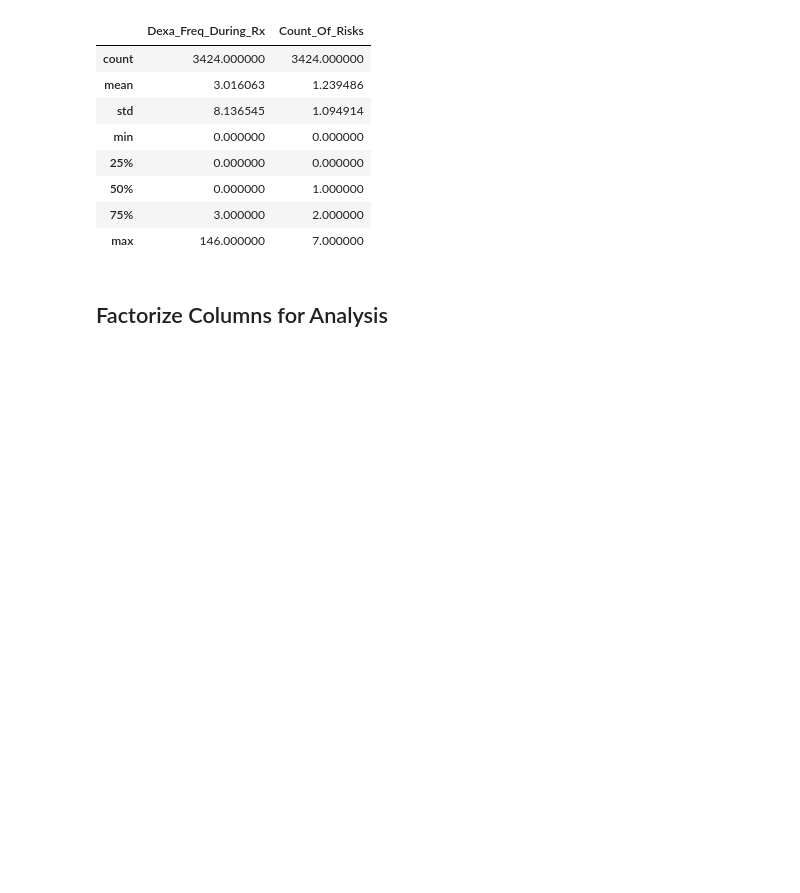
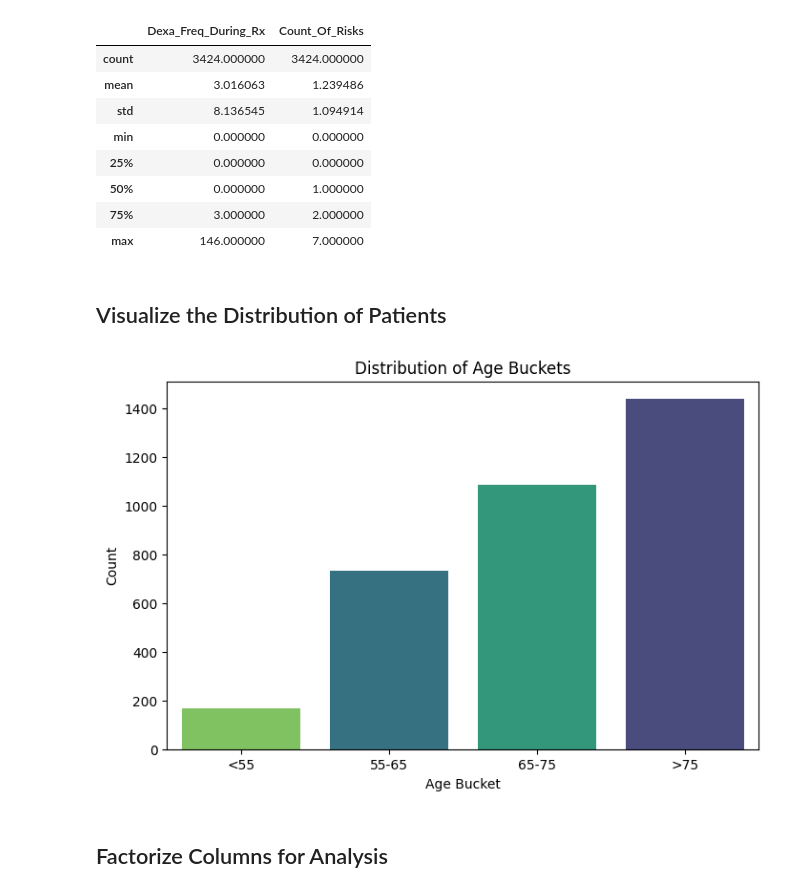
Before and after one commit to matthewiversen/data-glacier-internship, a Jupyter notebook: week-10/notebook.ipynb, the cells around one changed output. Cells and saved outputs as stored; diff of their text form; code cells hidden in the pictures; blank space fills up the shorter version.

Commit message:
adding visualizations

```diff
--- a/week-10/notebook.ipynb
+++ b/week-10/notebook.ipynb
@@ -209,6 +211,25 @@ df.describe()
 | 50% | 0.000000 | 1.000000 |
 | 75% | 3.000000 | 2.000000 |
 | max | 146.000000 | 7.000000 |
+# %% [markdown]
+## Visualize the Distribution of Patients
+# %%
+age_bucket_order = ["<55", "55-65", "65-75", ">75"]
+
+plt.figure(figsize=(8, 5))
+sns.countplot(
+    x="Age_Bucket",
+    data=df,
+    order=age_bucket_order,
+    palette="viridis",
+    hue="Age_Bucket",
+)
+plt.title("Distribution of Age Buckets")
+plt.xlabel("Age Bucket")
+plt.ylabel("Count")
+plt.show()
+# %% [output]
+[figure, added]
 # %% [markdown]
 ## Factorize Columns for Analysis
 # %%
```
Also changed, not shown: parts of 4 cells of this notebook, 1 other file.
